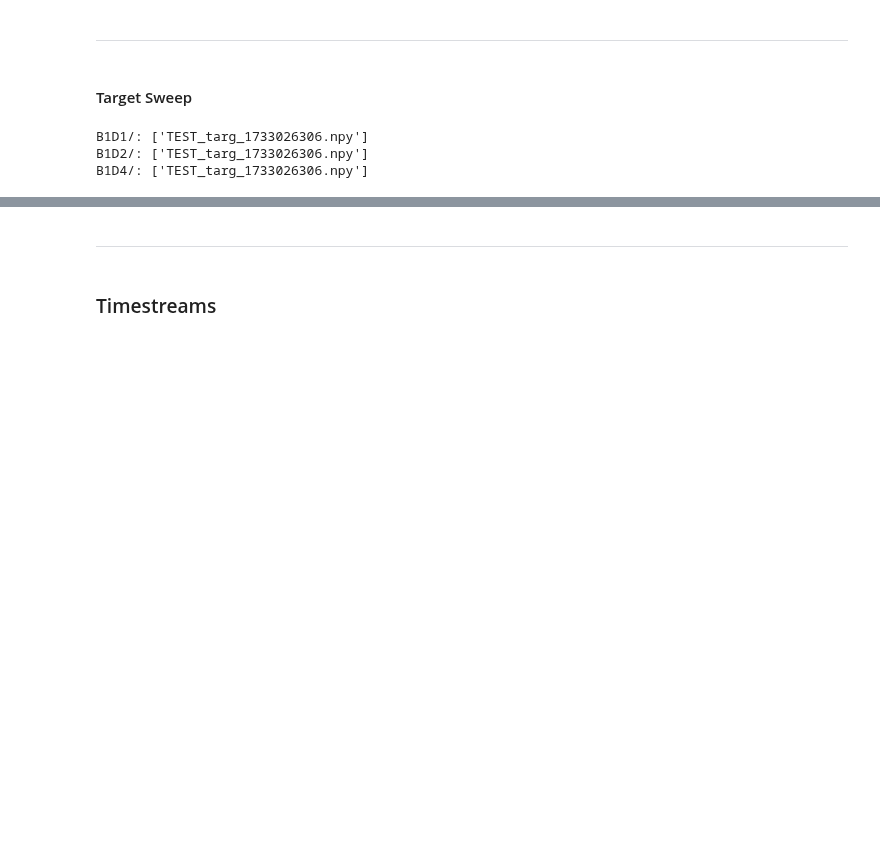
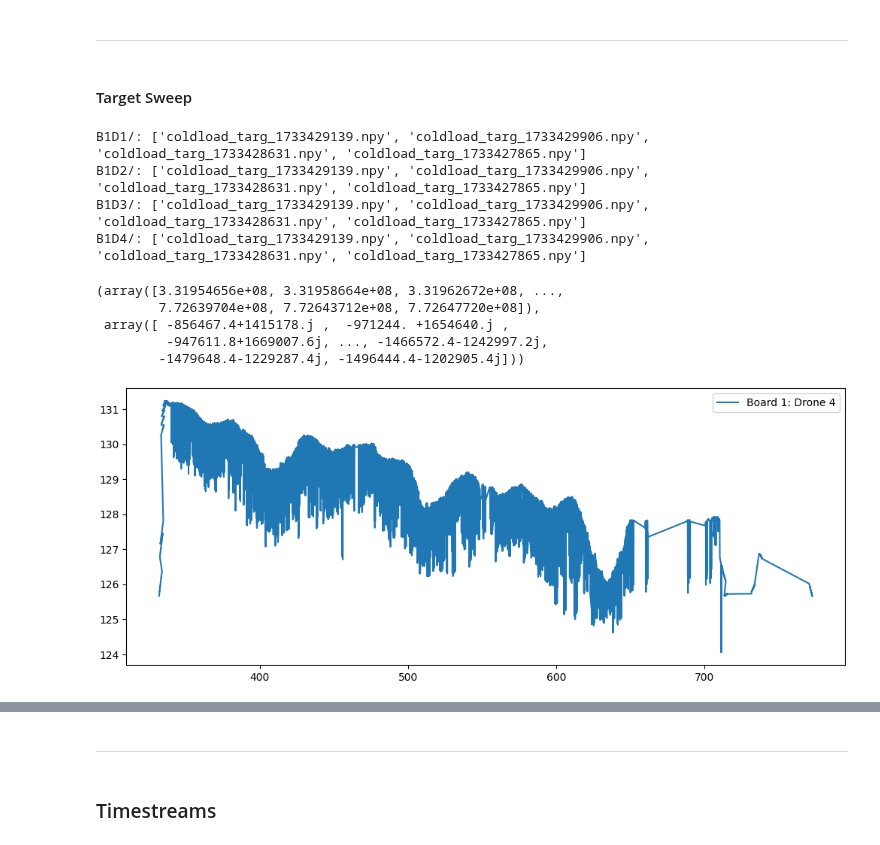
Before and after one commit to ccatobs/ccatkidlib, a Jupyter notebook: local_notebooks/ccatkidlib_testing.ipynb, the cells around one changed output, grey strips where cells are left out. Saved outputs shown, nothing was run; the diff lists cells and outputs as text; code cells hidden in the pictures; blank space fills up the shorter version.

```diff
--- a/local_notebooks/ccatkidlib_testing.ipynb
+++ b/local_notebooks/ccatkidlib_testing.ipynb
@@ -230,7 +221,7 @@ Text(0.5, 0.98, 'VNA Traces')
 #### Target Sweep
 # %%
 # Define target sweep data directory
-targ_sweep_name = 'TEST_targ_'
+targ_sweep_name = 'coldload_targ_'
 targ_dir = data_dir / data_name / 'targ' / date / sess_id
 
 for drone in drone_list:
@@ -238,6 +229,20 @@ for drone in drone_list:
     dir_name = f'B{bid}D{drid}/'
     print(dir_name + ": " + str(os.listdir(targ_dir / dir_name)))
 # %% [output]
-B1D1/: ['TEST_targ_1733026306.npy']
-B1D2/: ['TEST_targ_1733026306.npy']
-B1D4/: ['TEST_targ_1733026306.npy']
+B1D1/: ['coldload_targ_1733429139.npy', 'coldload_targ_1733429906.npy', 'coldload_targ_1733428631.npy', 'coldload_targ_1733427865.npy']
+B1D2/: ['coldload_targ_1733429139.npy', 'coldload_targ_1733429906.npy', 'coldload_targ_1733428631.npy', 'coldload_targ_1733427865.npy']
+B1D3/: ['coldload_targ_1733429139.npy', 'coldload_targ_1733429906.npy', 'coldload_targ_1733428631.npy', 'coldload_targ_1733427865.npy']
+B1D4/: ['coldload_targ_1733429139.npy', 'coldload_targ_1733429906.npy', 'coldload_targ_1733428631.npy', 'coldload_targ_1733427865.npy']
+# %%
+bid = 1
+drid = 4
+fig_vna, axes = plt.subplots(1, 1, figsize = (10, 4), constrained_layout = True)
+fname = targ_dir / (f'B{bid}D{drid}/' + 'coldload_test_targ_1733212730.npy')
+plot_sweep(fname, figax = (fig_vna, axes), label = f'Board {bid}: Drone {drid}', n = 7)
+# %% [output]
+(array([3.31954656e+08, 3.31958664e+08, 3.31962672e+08, ...,
+        7.72639704e+08, 7.72643712e+08, 7.72647720e+08]),
+ array([ -856467.4+1415178.j ,  -971244. +1654640.j ,
+         -947611.8+1669007.6j, ..., -1466572.4-1242997.2j,
+        -1479648.4-1229287.4j, -1496444.4-1202905.4j]))
+[figure, added]
```
Also changed, not shown: parts of 17 cells of this notebook, 32 other files.
